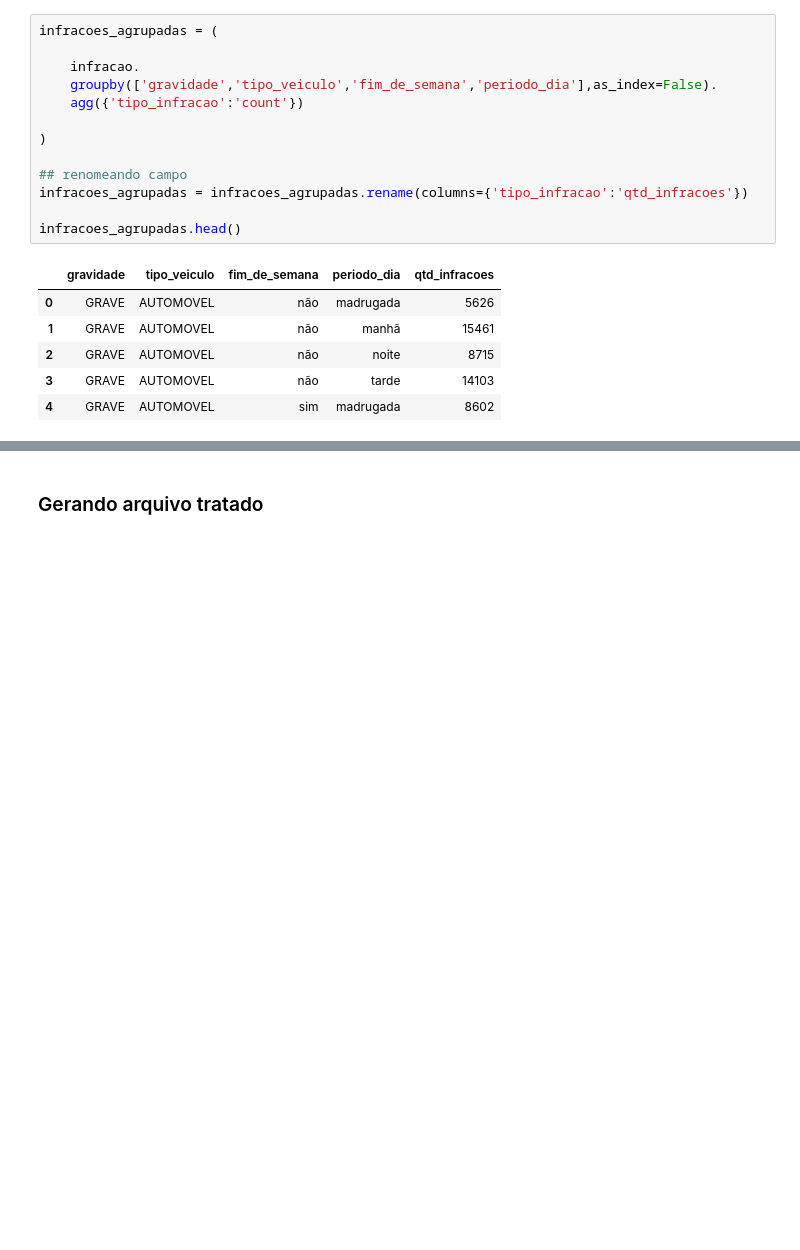
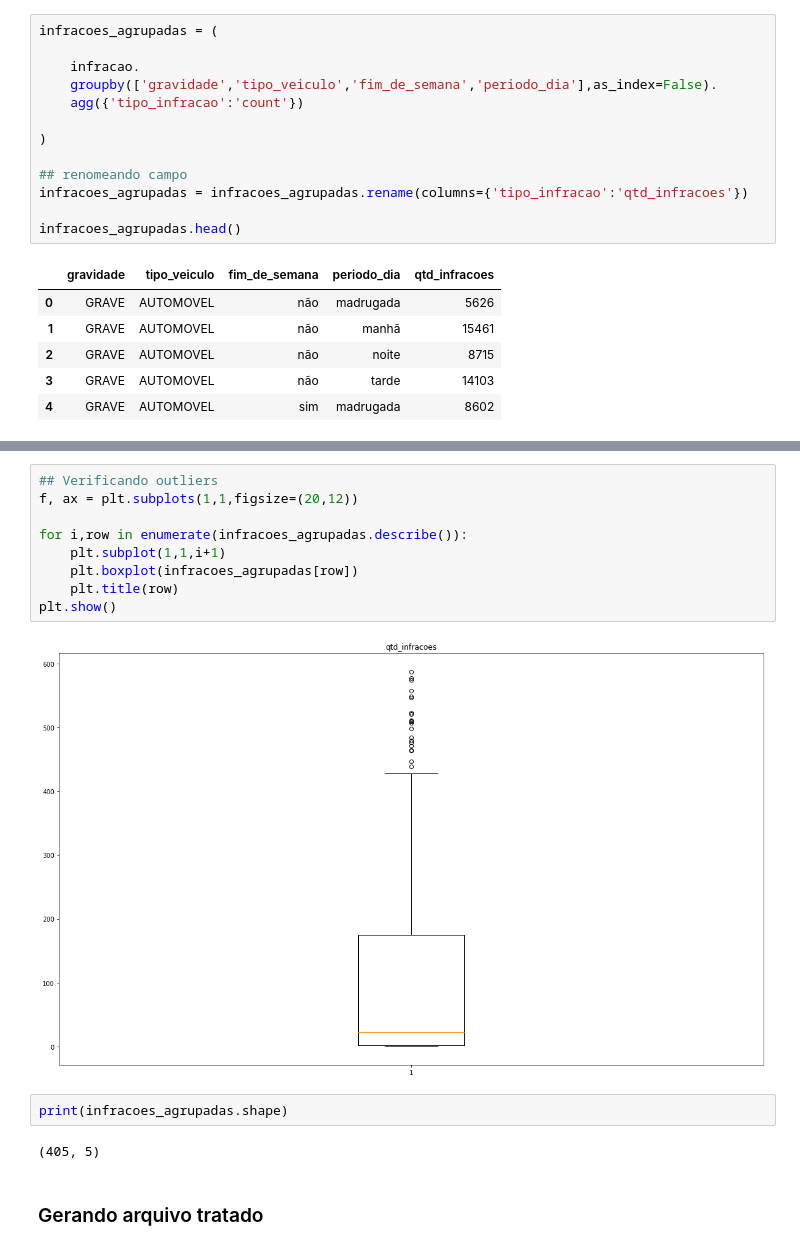
Before and after one commit to yusam/mead2, a Jupyter notebook: autos_de_infracao.ipynb, the cells around one changed output, grey strips where cells are left out. Saved outputs shown, nothing was run; the diff lists cells and outputs as text; blank space fills up the shorter version.

```diff
--- a/autos_de_infracao.ipynb
+++ b/autos_de_infracao.ipynb
@@ -485,3 +512,18 @@ infracoes_agrupadas.head()
+# %%
+## Verificando outliers
+f, ax = plt.subplots(1,1,figsize=(20,12))
+
+for i,row in enumerate(infracoes_agrupadas.describe()):
+    plt.subplot(1,1,i+1)
+    plt.boxplot(infracoes_agrupadas[row])
+    plt.title(row)
+plt.show()
+# %% [output]
+[figure, added]
+# %%
+print(infracoes_agrupadas.shape)
+# %% [output]
+(405, 5)
 # %% [markdown]
 ### Gerando arquivo tratado
 # %%
```
Also changed, not shown: parts of 13 cells of this notebook.
